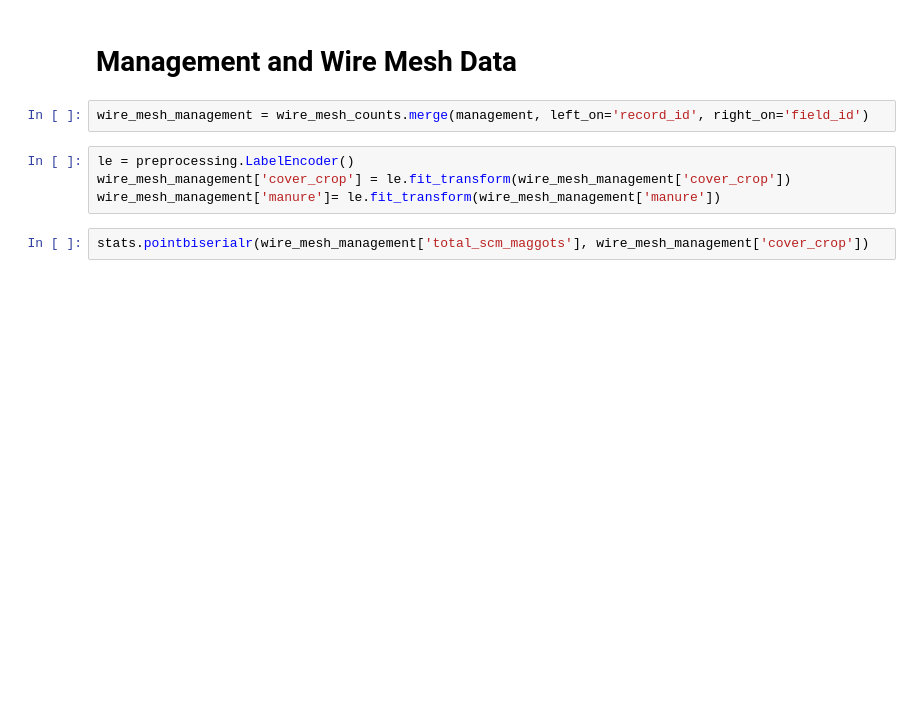
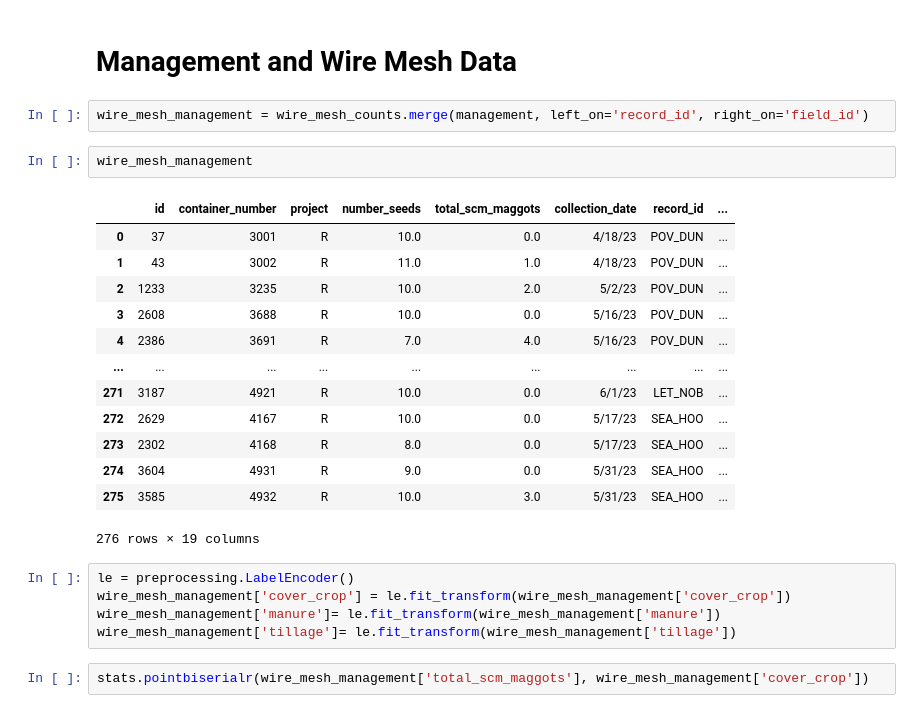
Before and after one commit to chloecho31/cornell, a Jupyter notebook: SCM/2023/2023_scm_wire_mesh_models.ipynb, the cells around one changed output. Cells and saved outputs as stored; diff of their text form; blank space fills up the shorter version.

```diff
--- a/SCM/2023/2023_scm_wire_mesh_models.ipynb
+++ b/SCM/2023/2023_scm_wire_mesh_models.ipynb
@@ -409,10 +409,27 @@ corr.style.background_gradient(cmap="crest").format(precision=2)
 # Management and Wire Mesh Data
 # %%
 wire_mesh_management = wire_mesh_counts.merge(management, left_on='record_id', right_on='field_id')
+# %%
+wire_mesh_management
+# %% [output]
+|  | id | container_number | project | number_seeds | total_scm_maggots | collection_date | record_id | ... |
+| 0 | 37 | 3001 | R | 10.0 | 0.0 | 4/18/23 | POV_DUN | ... |
+| 1 | 43 | 3002 | R | 11.0 | 1.0 | 4/18/23 | POV_DUN | ... |
+| 2 | 1233 | 3235 | R | 10.0 | 2.0 | 5/2/23 | POV_DUN | ... |
+| 3 | 2608 | 3688 | R | 10.0 | 0.0 | 5/16/23 | POV_DUN | ... |
+| 4 | 2386 | 3691 | R | 7.0 | 4.0 | 5/16/23 | POV_DUN | ... |
+| ... | ... | ... | ... | ... | ... | ... | ... | ... |
+| 271 | 3187 | 4921 | R | 10.0 | 0.0 | 6/1/23 | LET_NOB | ... |
+| 272 | 2629 | 4167 | R | 10.0 | 0.0 | 5/17/23 | SEA_HOO | ... |
+| 273 | 2302 | 4168 | R | 8.0 | 0.0 | 5/17/23 | SEA_HOO | ... |
+| 274 | 3604 | 4931 | R | 9.0 | 0.0 | 5/31/23 | SEA_HOO | ... |
+| 275 | 3585 | 4932 | R | 10.0 | 3.0 | 5/31/23 | SEA_HOO | ... |
+276 rows × 19 columns
 # %%
 le = preprocessing.LabelEncoder()
 wire_mesh_management['cover_crop'] = le.fit_transform(wire_mesh_management['cover_crop'])
 wire_mesh_management['manure']= le.fit_transform(wire_mesh_management['manure'])
+wire_mesh_management['tillage']= le.fit_transform(wire_mesh_management['tillage'])
 # %%
 stats.pointbiserialr(wire_mesh_management['total_scm_maggots'], wire_mesh_management['cover_crop'])
 # %% [output]
```
Also changed, not shown: parts of 3 cells of this notebook, 3 other files.
